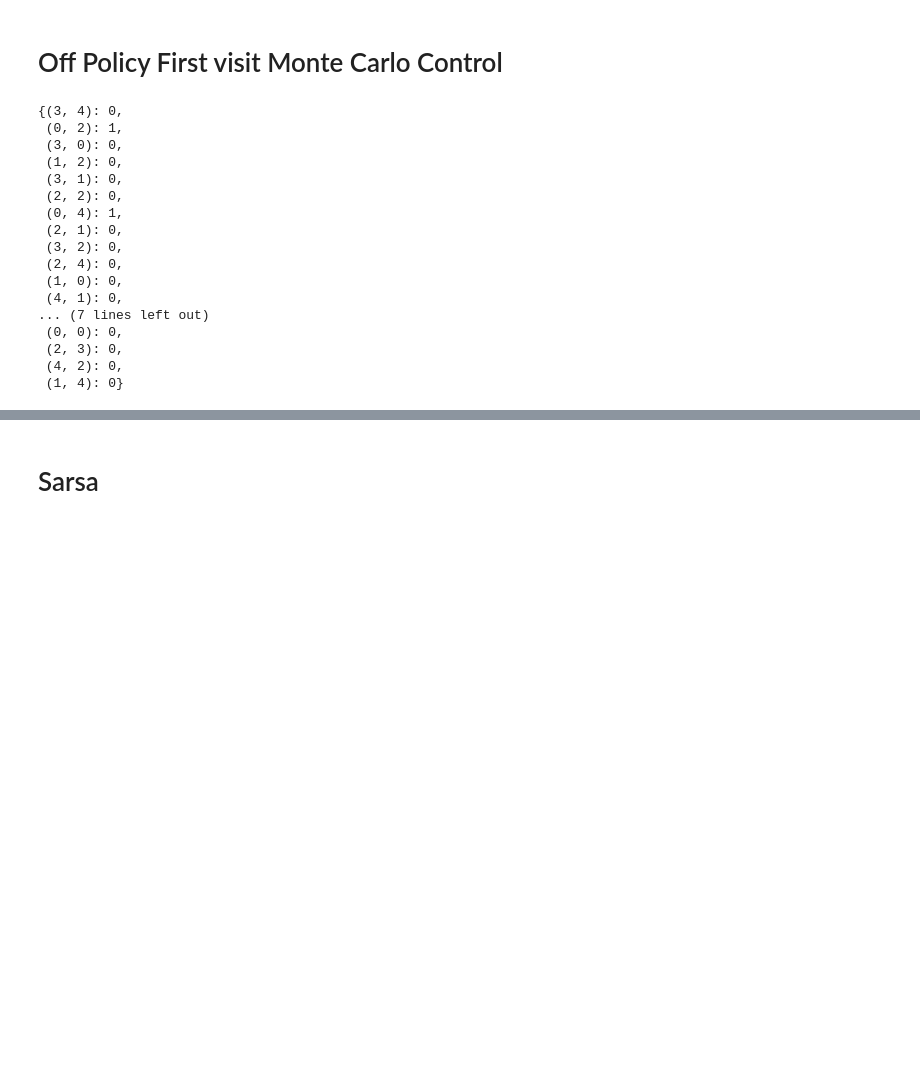
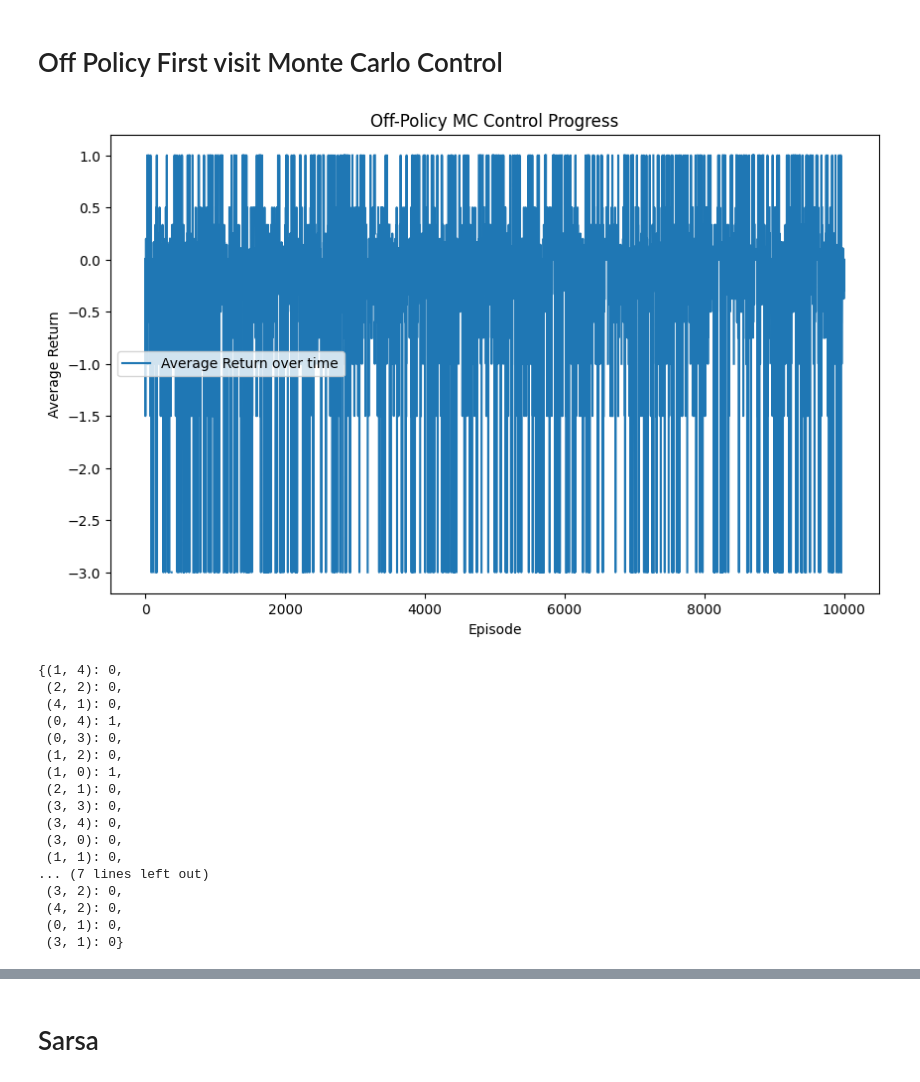
Before and after one commit to alexblch/Projet-Deep-Reinforcement-Learning, a Jupyter notebook: Gridworld/Gridworld.ipynb, the cells around one changed output, grey strips where cells are left out. Drawn from its saved outputs; the diff is of its cells as text; code cells hidden in the pictures; blank space fills up the shorter version.

```diff
--- a/Gridworld/Gridworld.ipynb
+++ b/Gridworld/Gridworld.ipynb
@@ -361,12 +430,12 @@ print_policy(pi, grid_size)
 # %% [markdown]
 # Off Policy First visit Monte Carlo Control
 # %%
-def off_policy_mc_control(env_type, gamma=0.999, nb_iter=100000, max_steps=10):
+def off_policy_mc_control(env_type, gamma=0.999, nb_iter=10000, max_steps=10):
     Q = defaultdict(lambda: 0.0)
     C = defaultdict(lambda: 0.0)
     b = defaultdict(lambda: 1.0)  # behavior policy (random)
-
     Pi = {}
+    avg_returns = []
 
     for it in tqdm(range(nb_iter)):
         env = env_type.from_random_state()
@@ -377,50 +446,64 @@ def off_policy_mc_control(env_type, gamma=0.999, nb_iter=100000, max_steps=10):
             s = env.state_id()
             aa = env.available_actions()
 
             a = np.random.choice(aa)
             prev_score = env.score()
             env.step(a)
             r = env.score() - prev_score
 
             trajectory.append((s, a, r))
             steps_count += 1
 
         G = 0
         W = 1.0
         for (s, a, r) in reversed(trajectory):
             G = gamma * G + r
             C[(s, a)] += W
             Q[(s, a)] += (W / C[(s, a)]) * (G - Q[(s, a)])
 
             Pi[s] = max(env.available_actions(), key=lambda action: Q[(s, action)])
 
             if a != Pi[s]:
                 break
 
             W *= 1.0 / b[(s, a)]
 
+        # Calculate the average return for visualization
+        avg_return = np.mean([G for _, _, G in trajectory])
+        avg_returns.append(avg_return)
+
+    # Plot the average return over time
+    plt.figure(figsize=(10, 6))
+    plt.plot(avg_returns, label='Average Return over time')
+    plt.xlabel('Episode')
+    plt.ylabel('Average Return')
+    plt.title('Off-Policy MC Control Progress')
+    plt.legend()
+    plt.show()
+
     return Pi
 
 pi = off_policy_mc_control(GridWorld, nb_iter=10000)
 pi
 # %% [output]
+[figure, added]
-{(3, 4): 0,
- (0, 2): 1,
+{(1, 4): 0,
+ (2, 2): 0,
+ (4, 1): 0,
+ (0, 4): 1,
+ (0, 3): 0,
+ (1, 2): 0,
+ (1, 0): 1,
+ (2, 1): 0,
+ (3, 3): 0,
+ (3, 4): 0,
  (3, 0): 0,
- (1, 2): 0,
- (3, 1): 0,
- (2, 2): 0,
- (0, 4): 1,
- (2, 1): 0,
+ (1, 1): 0,
+... (7 lines left out)
  (3, 2): 0,
- (2, 4): 0,
- (1, 0): 0,
- (4, 1): 0,
-... (7 lines left out)
- (0, 0): 0,
- (2, 3): 0,
  (4, 2): 0,
- (1, 4): 0}
+ (0, 1): 0,
+ (3, 1): 0}
 # %%
 print_policy(pi, grid_size)
 # %% [output]
```
Also changed, not shown: parts of 8 cells of this notebook, 1 other file.
